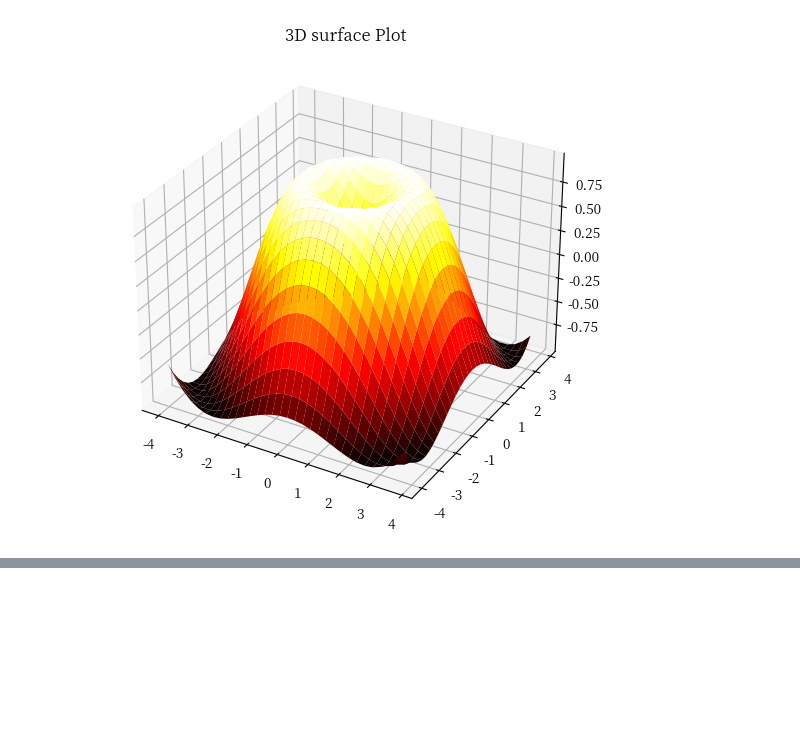
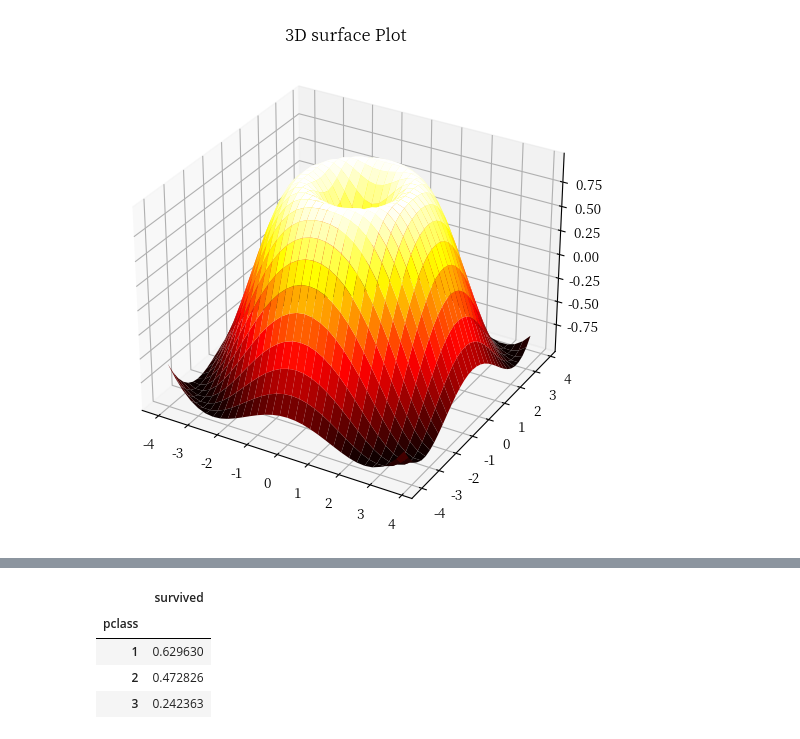
Before and after one commit to sangwookWoo/pythonbasic, a Jupyter notebook: 09python_시각화.ipynb, the cells around one changed output, grey strips where cells are left out. Cells and saved outputs as stored; diff of their text form; code cells hidden in the pictures; blank space fills up the shorter version.

```diff
--- a/09python_시각화.ipynb
+++ b/09python_시각화.ipynb
@@ -326,0 +355,12 @@ plt.show()
+# %%
+import pandas as pd
+import seaborn as sns
+titanic = sns.load_dataset("titanic")
+# %%
+titanic.groupby(by = 'pclass').mean()[['survived']]
+# %% [output]
+|  | survived |
+| pclass |  |
+| 1 | 0.629630 |
+| 2 | 0.472826 |
+| 3 | 0.242363 |
```
Also changed, not shown: parts of 3 cells of this notebook, 1 other file.
